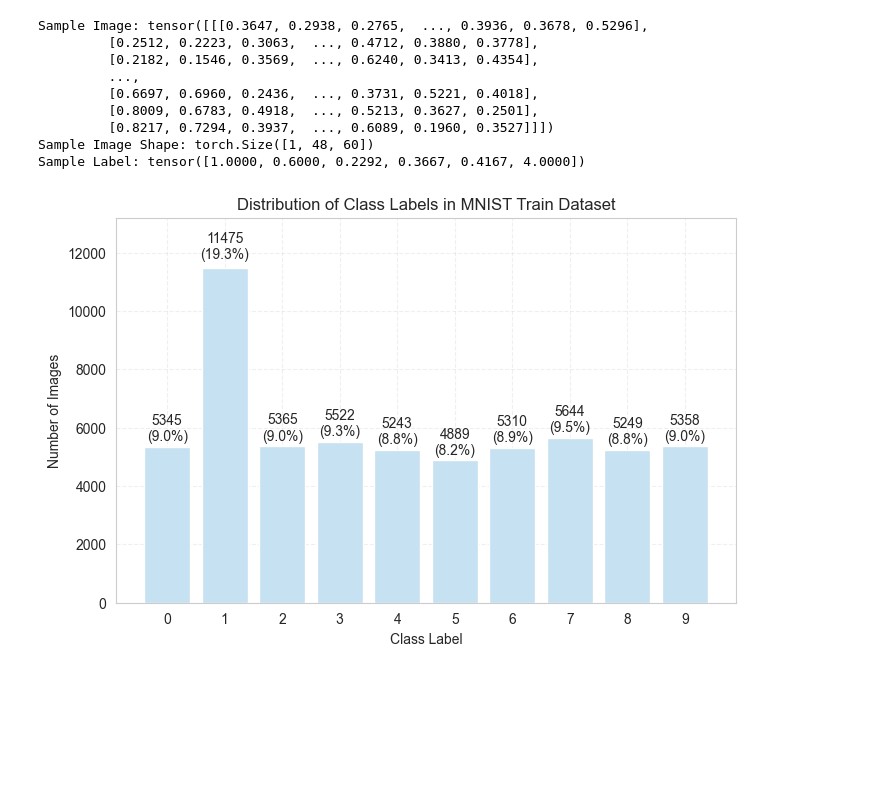
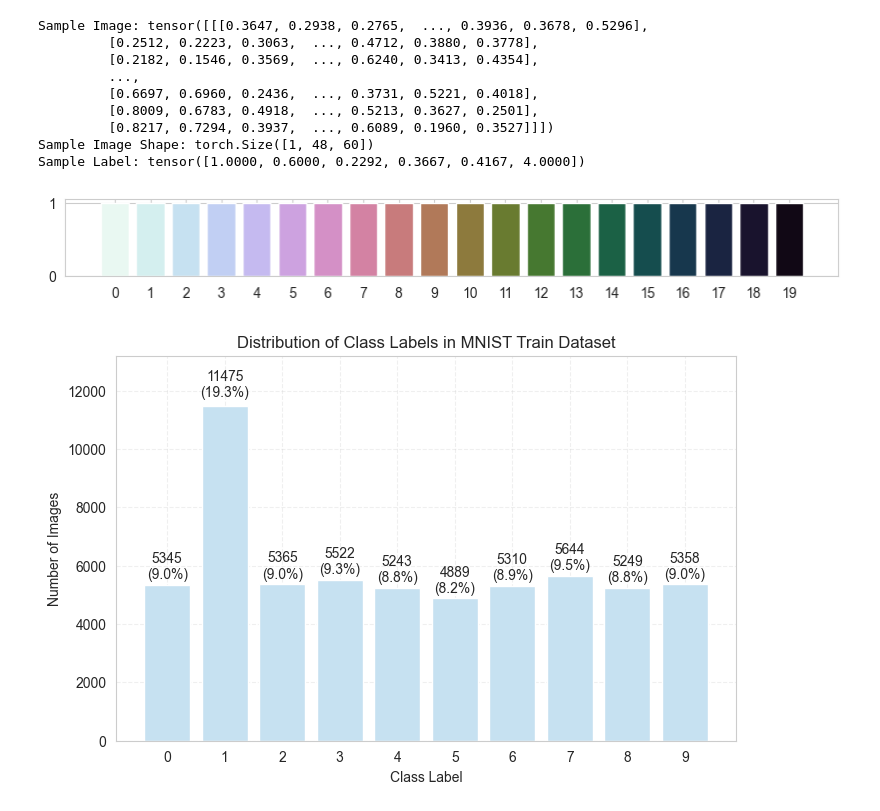
Before and after one commit to kuimetra/deep_learning, a Jupyter notebook: Project 2/main.ipynb, the cells around one changed output. Saved outputs shown, nothing was run; the diff lists cells and outputs as text; code cells hidden in the pictures; blank space fills up the shorter version.

```diff
--- a/Project 2/main.ipynb
+++ b/Project 2/main.ipynb
@@ -55,12 +53,14 @@ Sample Label: tensor([1.0000, 0.6000, 0.2292, 0.3667, 0.4167, 4.0000])
 # %%
 cmap = sns.color_palette("cubehelix_r", n_colors=20)  # custom cmap
 # %%
-# plt.figure(figsize=(10, 1))
-# for i, color in enumerate(cmap):
-#     plt.bar(i, 1, color=color)
-#
-# plt.xticks(range(20))
-# plt.show()
+plt.figure(figsize=(10, 1))
+for i, color in enumerate(cmap):
+    plt.bar(i, 1, color=color)
+
+plt.xticks(range(20))
+plt.show()
+# %% [output]
+[figure, added]
 # %%
 class_counter = Counter()
 
```
Also changed, not shown: parts of 8 cells of this notebook.
